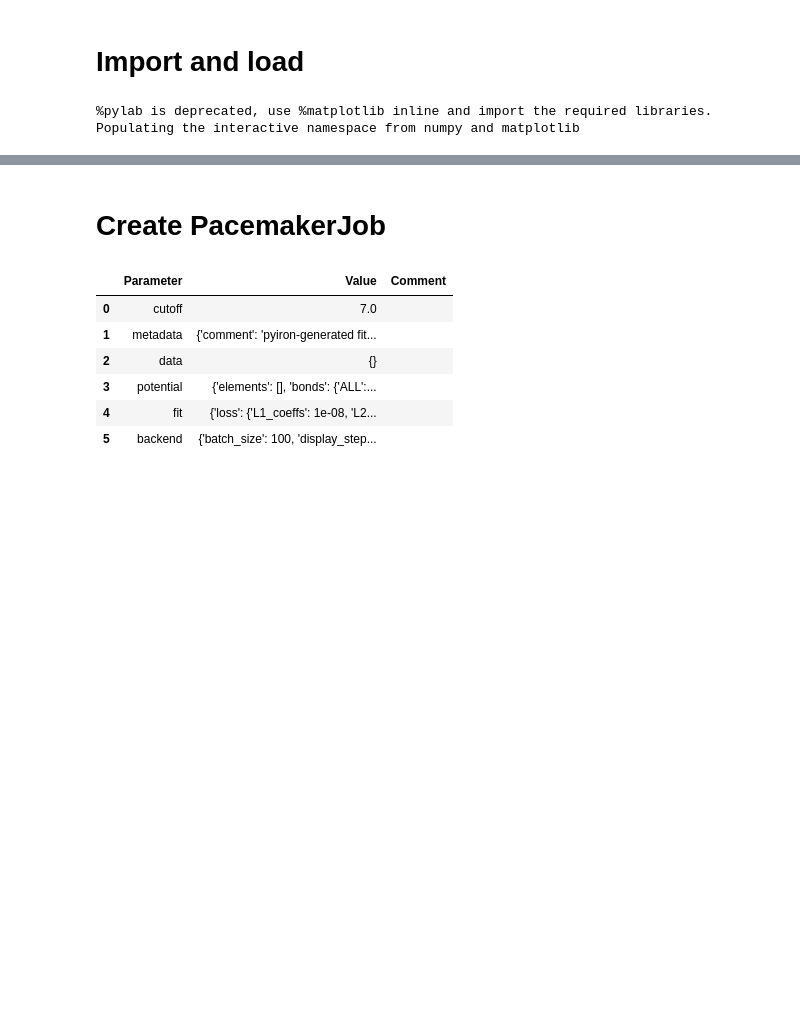
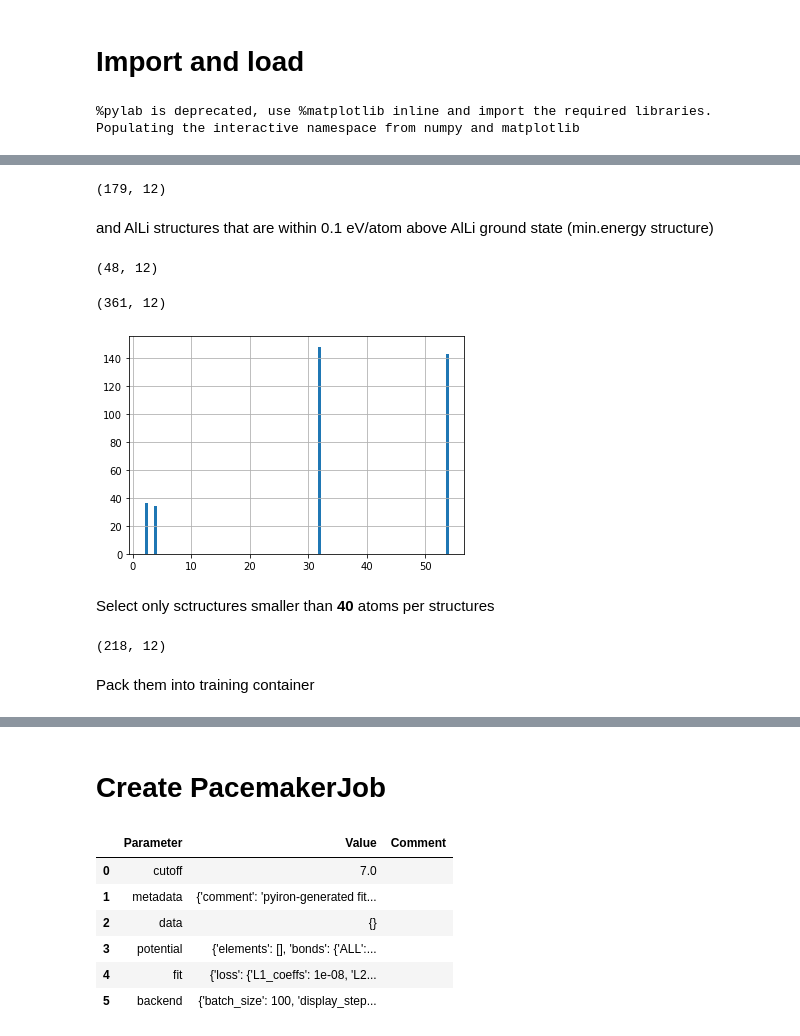
Before and after one commit to pyiron-workshop/potentials-workshop-2022, a Jupyter notebook: potentials/03-ACE/pacemaker_example.ipynb, the cells around one changed output, grey strips where cells are left out. Drawn from its saved outputs; the diff is of its cells as text; code cells hidden in the pictures; blank space fills up the shorter version.

```diff
--- a/potentials/03-ACE/pacemaker_example.ipynb
+++ b/potentials/03-ACE/pacemaker_example.ipynb
@@ -46,0 +34,3 @@ training_container_2 = pr['initial/offstoichiometry']
+# %%
+al_fcc_df = df[df["name"].str.contains("Al_fcc")]
+al_fcc_df.shape
@@ -46,0 +41,25 @@ training_container_2 = pr['initial/offstoichiometry']
+# %%
+li_bcc_df = df[df["name"].str.contains("Li_bcc")]
+li_bcc_df.shape
+# %% [output]
+(179, 12)
+# %% [markdown]
+and AlLi structures that are within 0.1 eV/atom above AlLi ground state (min.energy structure)
+# %%
+alli_df = df[df["cAl"]==0.5]
+alli_df=alli_df[alli_df["energy_per_atom"]<=alli_df["energy_per_atom"].min()+0.1]
+alli_df.shape
+# %% [output]
+(48, 12)
+# %%
+small_training_df = pd.concat([al_fcc_df, li_bcc_df, alli_df])
+# %%
+small_training_df.shape
+# %% [output]
+(361, 12)
+# %%
+small_training_df["number_of_atoms"].hist(bins=100);
+# %% [output]
+[figure, added]
+# %% [markdown]
+Select only sctructures smaller than **40** atoms per structures
@@ -46,0 +68,6 @@ training_container_2 = pr['initial/offstoichiometry']
+# %%
+small_training_df.shape
+# %% [output]
+(218, 12)
+# %% [markdown]
+Pack them into training container
```
Also changed, not shown: parts of 32 cells of this notebook.
